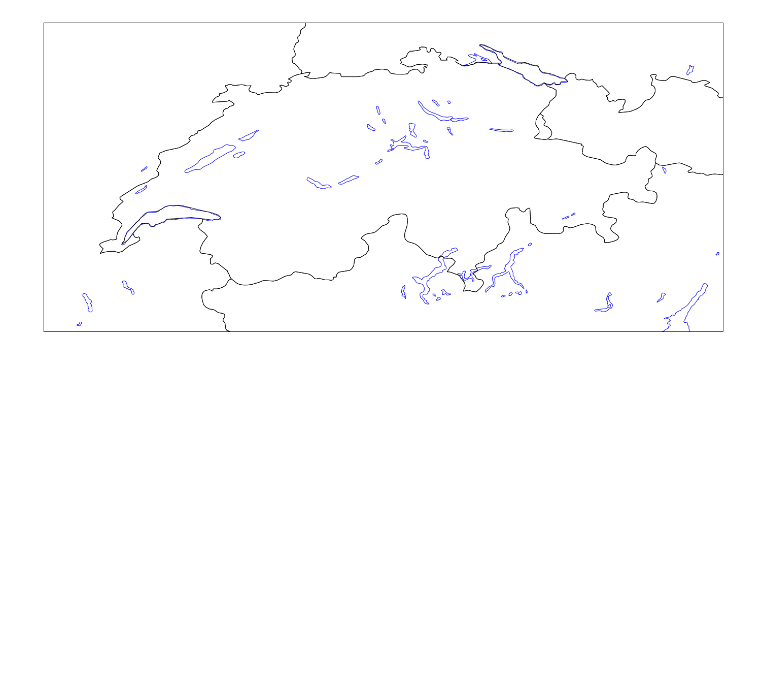
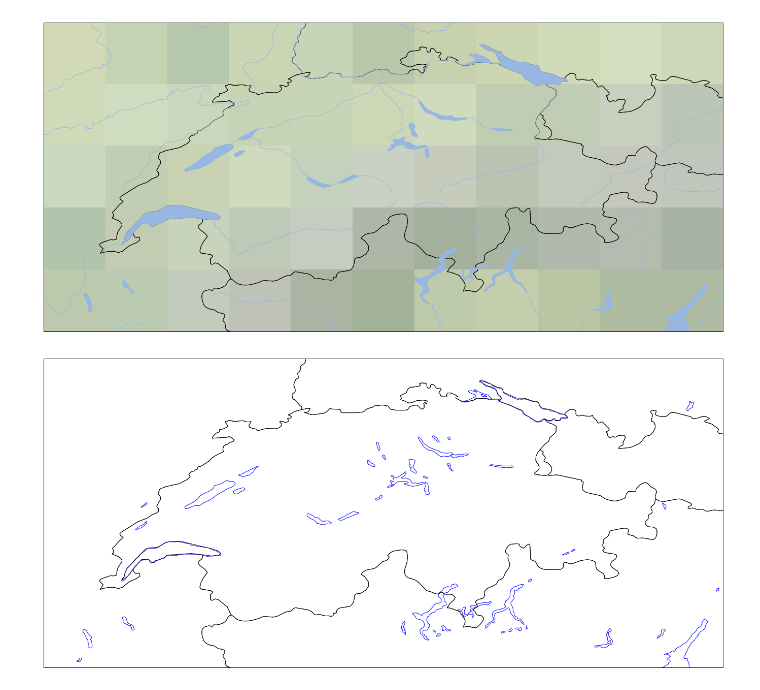
Before and after one commit to pspoerri/ipython_notebooks, a Jupyter notebook: Cartopy Example Switzerland.ipynb, the cells around one changed output. Cells and saved outputs as stored; diff of their text form; code cells hidden in the pictures; blank space fills up the shorter version.

Commit message:
Expand Cartopy example with Background image

```diff
--- a/Cartopy Example Switzerland.ipynb
+++ b/Cartopy Example Switzerland.ipynb
@@ -62,3 +60,18 @@ plt.show()
+# %%
+ax = plt.axes(projection=cartopy.crs.PlateCarree())
+# For backgrounds see: http://scitools.org.uk/cartopy/docs/latest/matplotlib/geoaxes.html?highlight=background_img#cartopy.mpl.geoaxes.GeoAxes.background_img
+# Example file: https://github.com/SciTools/cartopy/blob/master/lib/cartopy/data/raster/natural_earth/images.json
+# Set environment file like this: os.environ["CARTOPY_USER_BACKGROUNDS"] = "/home/magik/PYTHON/cartopy/BG/"
+ax.background_img(name='ne_shaded', resolution='low')
+ax.add_feature(borders, edgecolor='black')
+ax.add_feature(rivers)
+ax.add_feature(rivers_eu)
+ax.add_feature(lakes)
+ax.add_feature(lakes_eu)
+ax.set_extent([5.5, 11, 45.5 ,48])
+plt.show()
+# %% [output]
+[figure, added]
 # %%
 ax = plt.axes(projection=cartopy.crs.PlateCarree())
 
```
Also changed, not shown: parts of 4 cells of this notebook.
